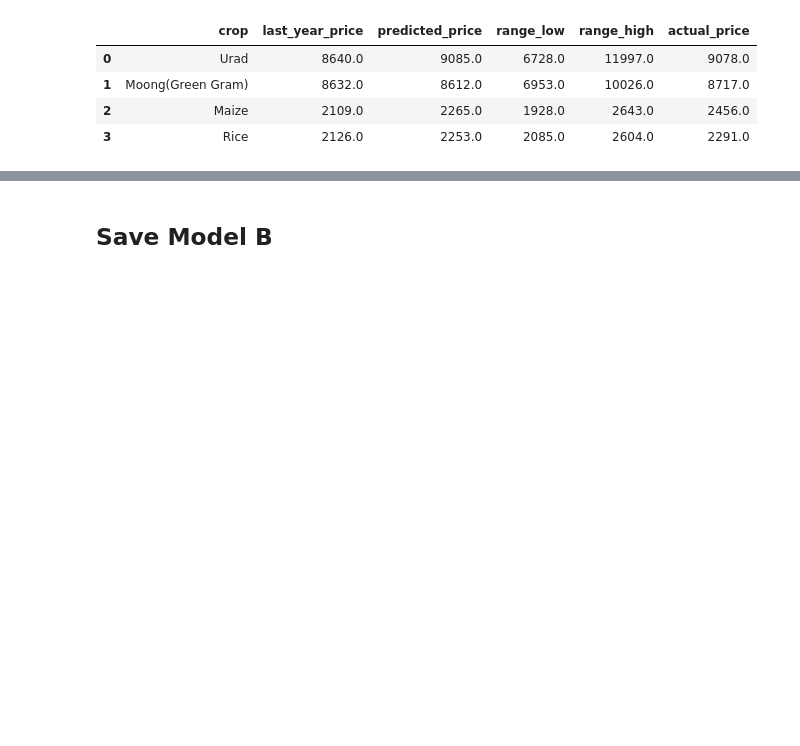
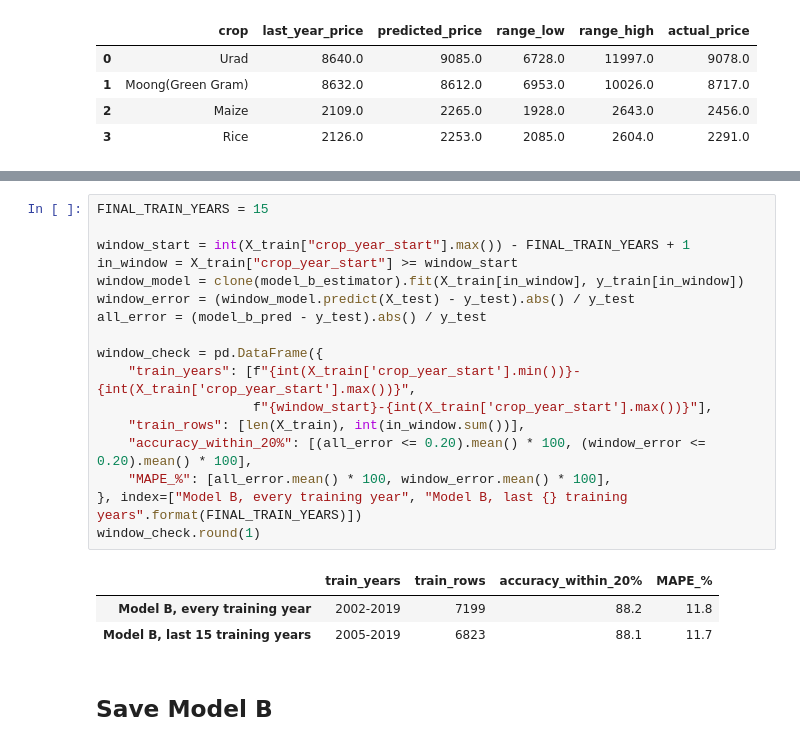
Before and after one commit to Pragii12/KrishiDrishti, a Jupyter notebook: notebooks/2_PricingModel.ipynb, the cells around one changed output, grey strips where cells are left out. Saved outputs shown, nothing was run; the diff lists cells and outputs as text; blank space fills up the shorter version.

```diff
--- a/notebooks/2_PricingModel.ipynb
+++ b/notebooks/2_PricingModel.ipynb
@@ -979,3 +982,24 @@ price_table("Gorakhpur", "Kharif", 2024)
+# %%
+FINAL_TRAIN_YEARS = 15
+
+window_start = int(X_train["crop_year_start"].max()) - FINAL_TRAIN_YEARS + 1
+in_window = X_train["crop_year_start"] >= window_start
+window_model = clone(model_b_estimator).fit(X_train[in_window], y_train[in_window])
+window_error = (window_model.predict(X_test) - y_test).abs() / y_test
+all_error = (model_b_pred - y_test).abs() / y_test
+
+window_check = pd.DataFrame({
+    "train_years": [f"{int(X_train['crop_year_start'].min())}-{int(X_train['crop_year_start'].max())}",
+                    f"{window_start}-{int(X_train['crop_year_start'].max())}"],
+    "train_rows": [len(X_train), int(in_window.sum())],
+    "accuracy_within_20%": [(all_error <= 0.20).mean() * 100, (window_error <= 0.20).mean() * 100],
+    "MAPE_%": [all_error.mean() * 100, window_error.mean() * 100],
+}, index=["Model B, every training year", "Model B, last {} training years".format(FINAL_TRAIN_YEARS)])
+window_check.round(1)
+# %% [output]
+|  | train_years | train_rows | accuracy_within_20% | MAPE_% |
+| Model B, every training year | 2002-2019 | 7199 | 88.2 | 11.8 |
+| Model B, last 15 training years | 2005-2019 | 6823 | 88.1 | 11.7 |
 # %% [markdown]
 ## Save Model B
 # %% [markdown]
```
Also changed, not shown: parts of 5 cells of this notebook, 6 other files.
